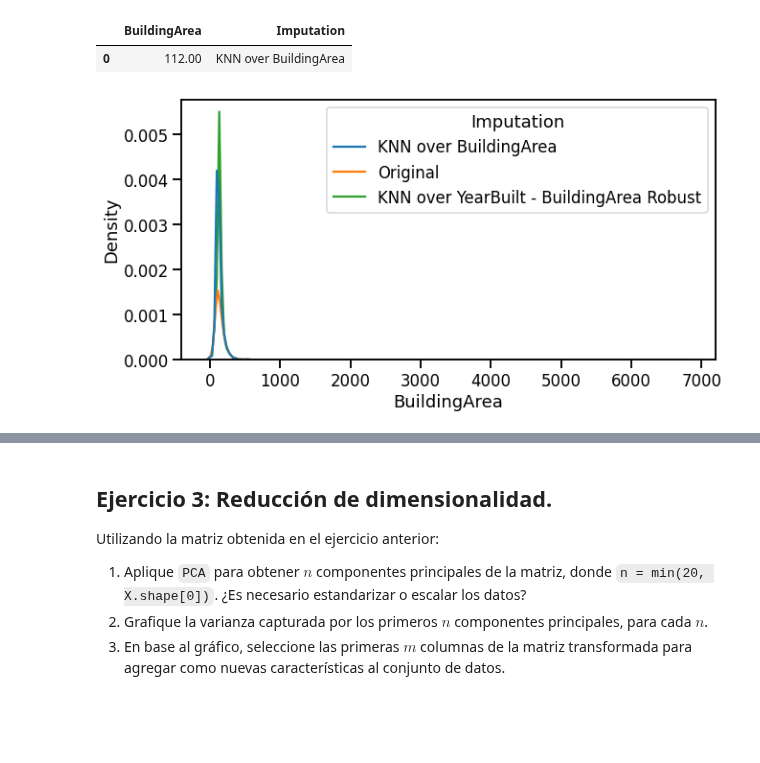
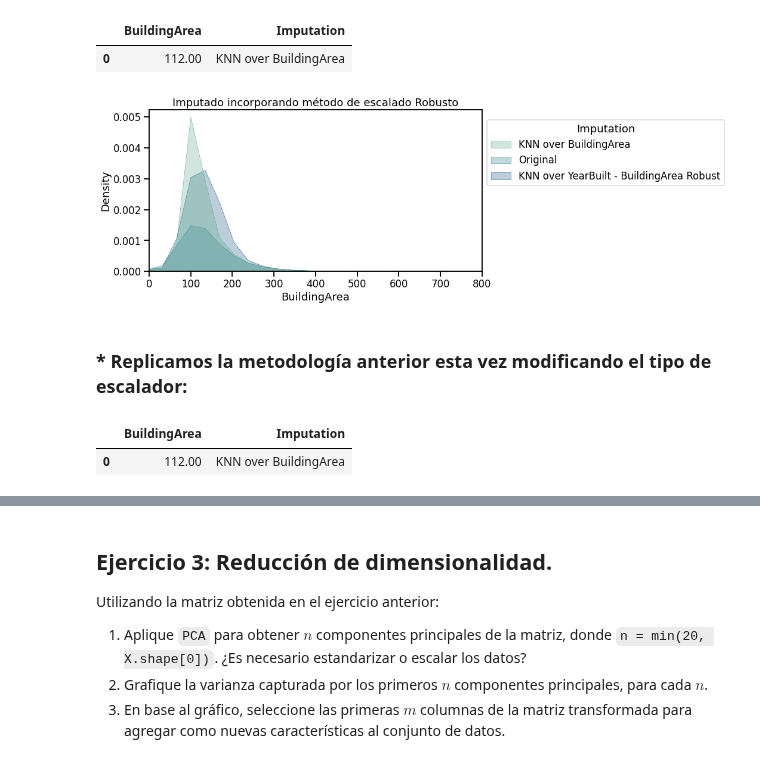
Before and after one commit to Grupo242022/EyCD, a Jupyter notebook: Entregable_Parte_2_2022_v1.ipynb, the cells around one changed output, grey strips where cells are left out. Drawn from its saved outputs; the diff is of its cells as text; code cells hidden in the pictures; blank space fills up the shorter version.

```diff
--- a/Entregable_Parte_2_2022_v1.ipynb
+++ b/Entregable_Parte_2_2022_v1.ipynb
@@ -120,4 +121,7 @@ dtype: int64
 # %%
+# CouncilArea
+melb_df = melb_df.loc[:, melb_df.columns != 'CouncilArea']
+# feature_dict = list(melb_df2.T.to_dict().values())
 feature_dict = list(melb_df.T.to_dict().values())
 # Consulta de los dos primeros registros
 feature_dict[1]
@@ -302,6 +326,12 @@ df_concat_BA.head(1)
 | 0 | 112.00 | KNN over BuildingArea |
 # %%
 fig = plt.figure(figsize=(10, 5))
-g = sns.kdeplot(data=df_concat_BA, x='BuildingArea', hue='Imputation')
+g = sns.kdeplot(data=df_concat_BA, x='BuildingArea', hue='Imputation', palette="crest",\
+               alpha=.3, linewidth=0.5, fill=True, common_grid=True)
+g.set_xlim([0, 800])
+g.set_title('Imputado incorporando método de escalado Robusto')
+sns.move_legend(g, bbox_to_anchor=(1.0, .5),loc=3)
 # %% [output]
-[figure, old version]
+[figure, new version]
+# %% [markdown]
+### * Replicamos la metodología anterior esta vez modificando el tipo de escalador:
@@ -307,0 +344,30 @@ g = sns.kdeplot(data=df_concat_BA, x='BuildingArea', hue='Imputation')
+# %%
+imputer = IterativeImputer(random_state=0, estimator=KNeighborsRegressor(),n_nearest_features=5)
+values_mm = MinMax_df.values.copy()
+
+# Ajuste del metodo de imputer a la Matriz escalada - min max:
+scaled_knn_mm = imputer.fit_transform(values_mm)
+
+# invertimos el proceso de escalado / creamos un dataframe con los resultados previos:
+inver_imp_mm = pd.DataFrame(scaler_mm .inverse_transform(scaled_knn_mm), columns=vec.get_feature_names())
+# Etiqueta de control de datos imputados:
+inver_imp_mm['Imputation'] = 'KNN over YearBuilt - BuildingArea Min Max'
+
+# Filtramos en dos conjuntos de datos las columnas de interés
+filt_YB_mm = inver_imp_mm.loc[:,['YearBuilt','Imputation']] #
+filt_BA_mm = inver_imp_mm.loc[:,['BuildingArea', 'Imputation']]
+
+# Concatenando Year Built:
+df_con_YB_mm = pd.concat([df_YB,filt_YB_mm])
+df_con_YB_mm = df_con_YB_mm.reset_index()
+df_con_YB_mm.drop(['index'], axis=1, inplace=True)
+df_con_YB_mm.head(1)
+
+# Concatenando BuildArea:
+df_con_BA_mm = pd.concat([df_build,filt_BA_mm])
+df_con_BA_mm = df_con_BA_mm.reset_index()
+df_con_BA_mm.drop(['index'], axis=1, inplace=True)
+df_con_BA_mm.head(1)
+# %% [output]
+|  | BuildingArea | Imputation |
+| 0 | 112.00 | KNN over BuildingArea |
```
Also changed, not shown: parts of 16 cells of this notebook.
